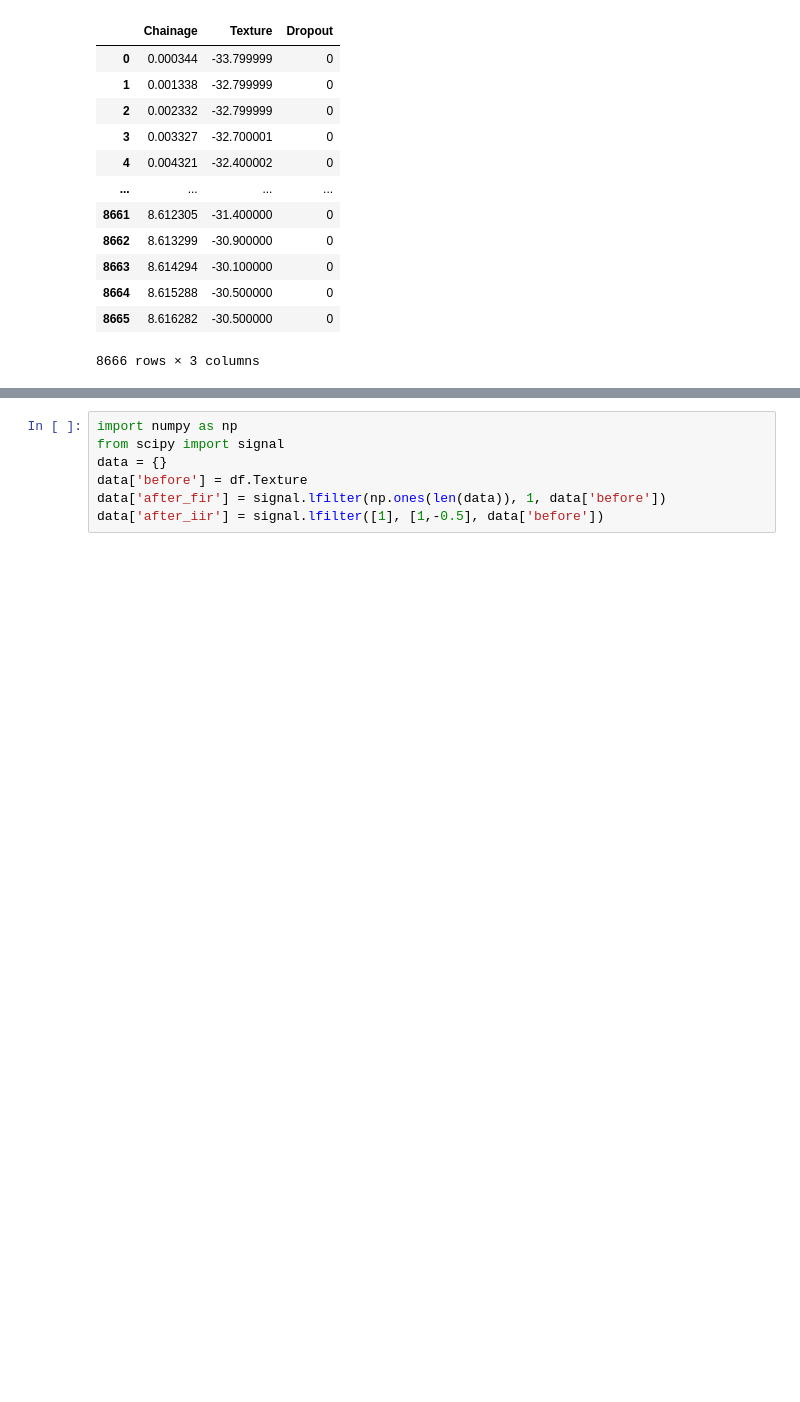
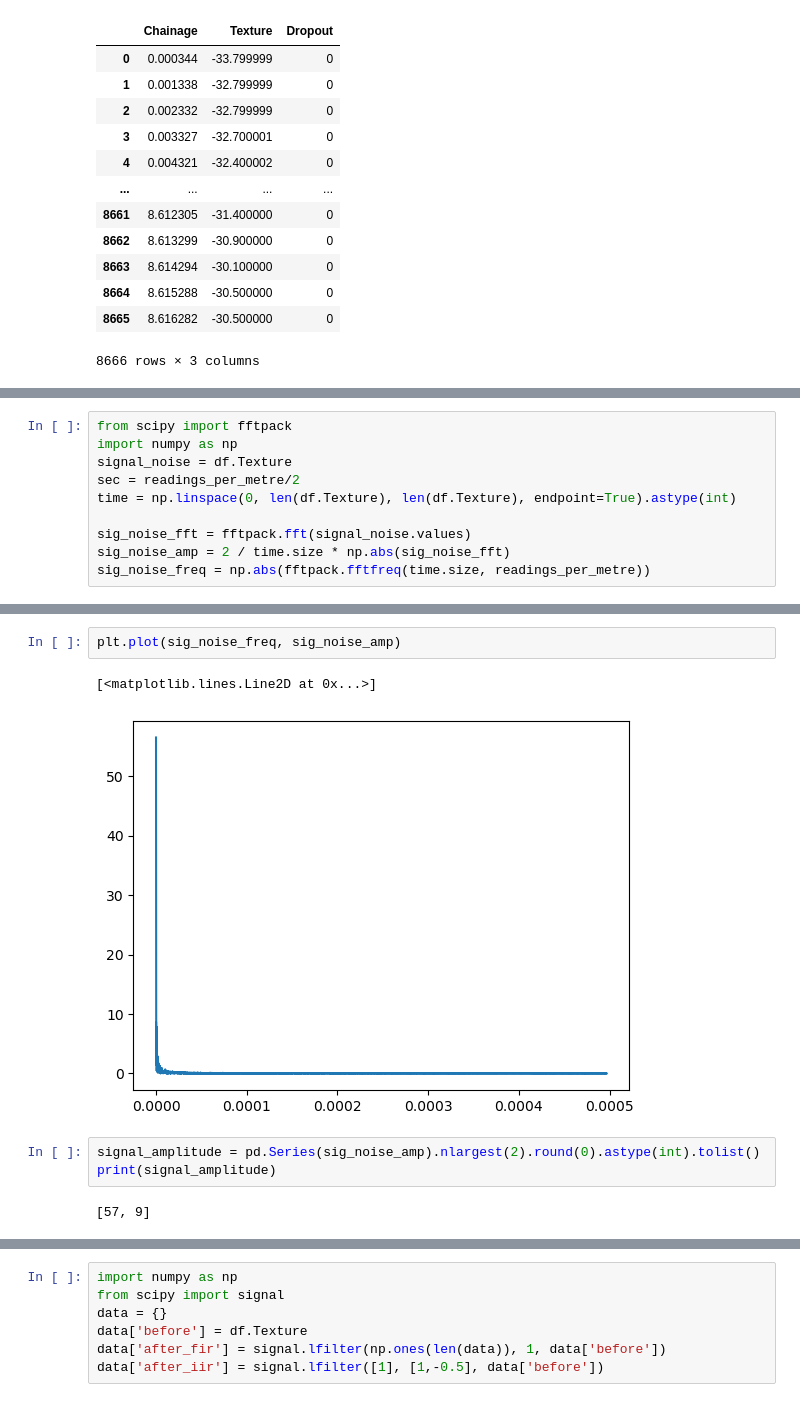
Before and after one commit to rj3838/plates_analysis, a Jupyter notebook: plates_analysis.ipynb, the cells around one changed output, grey strips where cells are left out. Saved outputs shown, nothing was run; the diff lists cells and outputs as text; blank space fills up the shorter version.

```diff
--- a/plates_analysis.ipynb
+++ b/plates_analysis.ipynb
@@ -39,0 +51,10 @@ plt.plot(df.Chainage, df.Texture)
+# %%
+from scipy import fftpack
+import numpy as np
+signal_noise = df.Texture
+sec = readings_per_metre/2
+time = np.linspace(0, len(df.Texture), len(df.Texture), endpoint=True).astype(int)
+
+sig_noise_fft = fftpack.fft(signal_noise.values)
+sig_noise_amp = 2 / time.size * np.abs(sig_noise_fft)
+sig_noise_freq = np.abs(fftpack.fftfreq(time.size, readings_per_metre))
@@ -39,0 +69,10 @@ plt.plot(df.Chainage, df.Texture)
+# %%
+plt.plot(sig_noise_freq, sig_noise_amp)
+# %% [output]
+[<matplotlib.lines.Line2D at 0x...>]
+[figure, added]
+# %%
+signal_amplitude = pd.Series(sig_noise_amp).nlargest(2).round(0).astype(int).tolist()
+print(signal_amplitude)
+# %% [output]
+[57, 9]
```
Also changed, not shown: parts of 8 cells of this notebook.
